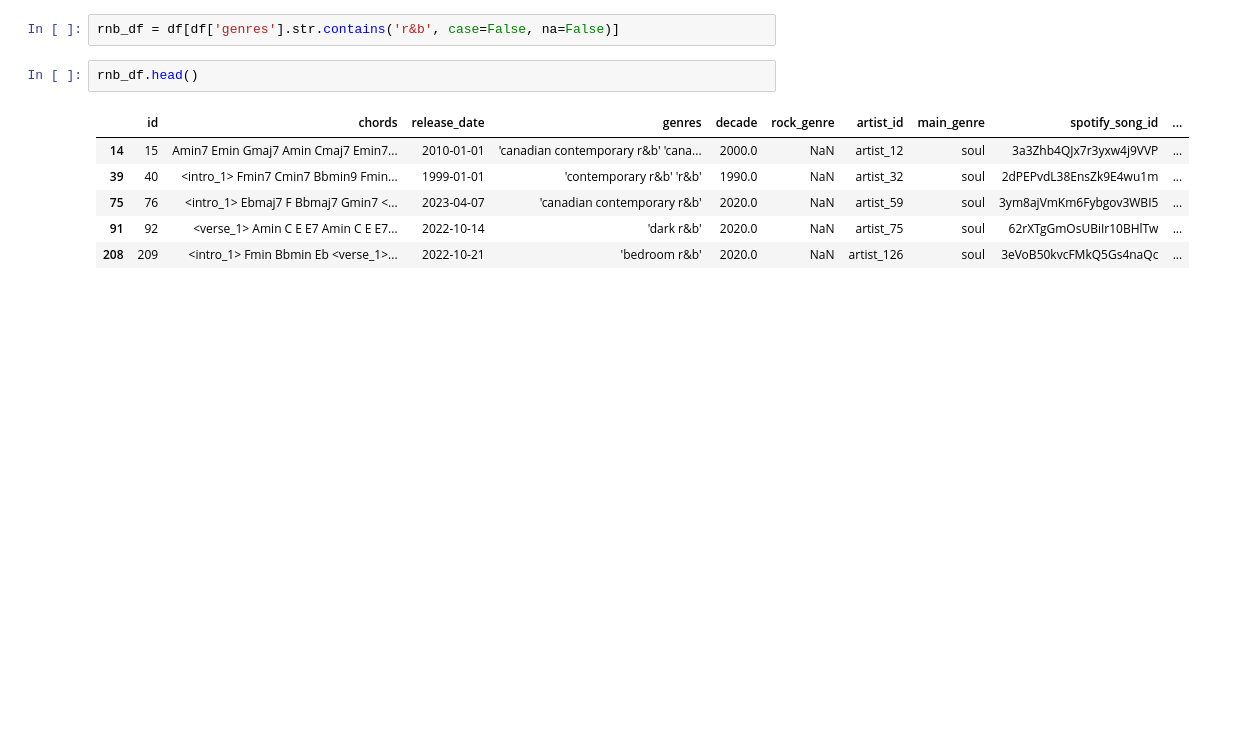
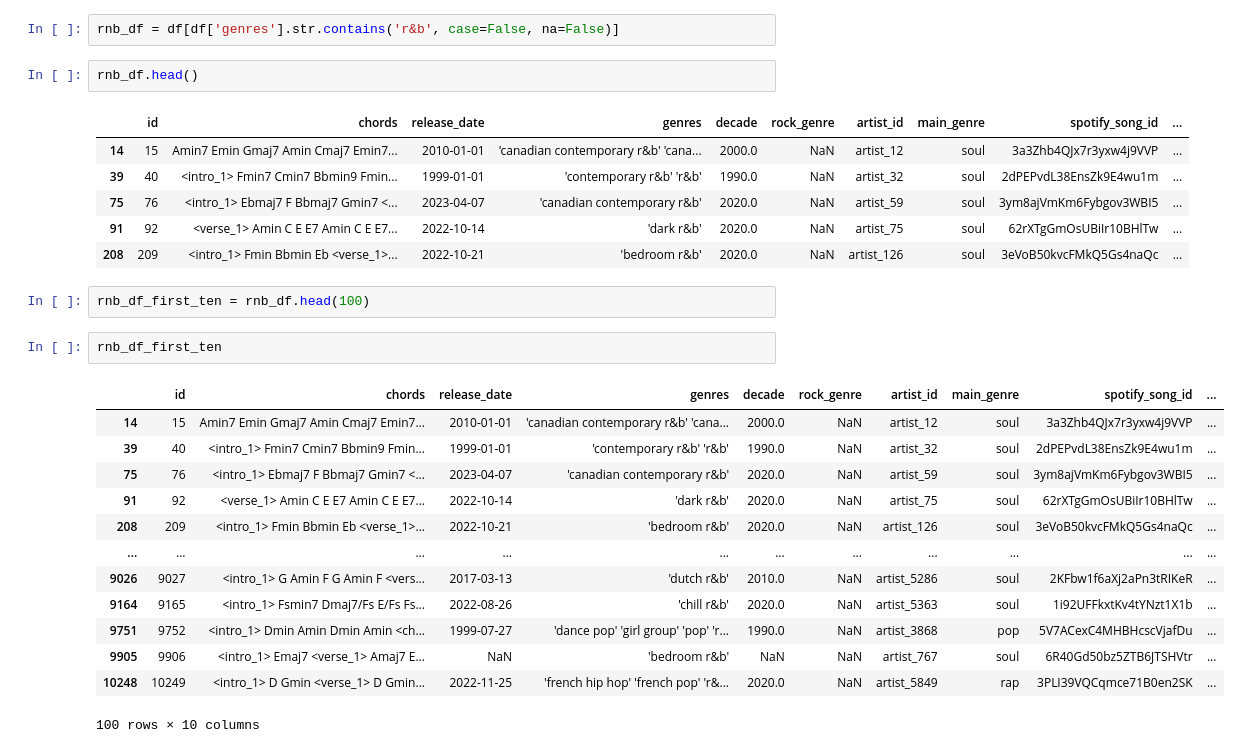
Before and after one commit to aniyahlater/ds5030project, a Jupyter notebook: get_data.ipynb, the cells around one changed output. Saved outputs shown, nothing was run; the diff lists cells and outputs as text; blank space fills up the shorter version.

```diff
--- a/get_data.ipynb
+++ b/get_data.ipynb
@@ -19,3 +19,21 @@ rnb_df.head()
 | 75 | 76 | <intro_1> Ebmaj7 F Bbmaj7 Gmin7 <... | 2023-04-07 | 'canadian contemporary r&b' | 2020.0 | NaN | artist_59 | soul | 3ym8ajVmKm6Fybgov3WBI5 | ... |
 | 91 | 92 | <verse_1> Amin C E E7 Amin C E E7... | 2022-10-14 | 'dark r&b' | 2020.0 | NaN | artist_75 | soul | 62rXTgGmOsUBiIr10BHlTw | ... |
 | 208 | 209 | <intro_1> Fmin Bbmin Eb <verse_1>... | 2022-10-21 | 'bedroom r&b' | 2020.0 | NaN | artist_126 | soul | 3eVoB50kvcFMkQ5Gs4naQc | ... |
+# %%
+rnb_df_first_ten = rnb_df.head(100)
+# %%
+rnb_df_first_ten
+# %% [output]
+|  | id | chords | release_date | genres | decade | rock_genre | artist_id | main_genre | spotify_song_id | ... |
+| 14 | 15 | Amin7 Emin Gmaj7 Amin Cmaj7 Emin7... | 2010-01-01 | 'canadian contemporary r&b' 'cana... | 2000.0 | NaN | artist_12 | soul | 3a3Zhb4QJx7r3yxw4j9VVP | ... |
+| 39 | 40 | <intro_1> Fmin7 Cmin7 Bbmin9 Fmin... | 1999-01-01 | 'contemporary r&b' 'r&b' | 1990.0 | NaN | artist_32 | soul | 2dPEPvdL38EnsZk9E4wu1m | ... |
+| 75 | 76 | <intro_1> Ebmaj7 F Bbmaj7 Gmin7 <... | 2023-04-07 | 'canadian contemporary r&b' | 2020.0 | NaN | artist_59 | soul | 3ym8ajVmKm6Fybgov3WBI5 | ... |
+| 91 | 92 | <verse_1> Amin C E E7 Amin C E E7... | 2022-10-14 | 'dark r&b' | 2020.0 | NaN | artist_75 | soul | 62rXTgGmOsUBiIr10BHlTw | ... |
+| 208 | 209 | <intro_1> Fmin Bbmin Eb <verse_1>... | 2022-10-21 | 'bedroom r&b' | 2020.0 | NaN | artist_126 | soul | 3eVoB50kvcFMkQ5Gs4naQc | ... |
+| ... | ... | ... | ... | ... | ... | ... | ... | ... | ... | ... |
+| 9026 | 9027 | <intro_1> G Amin F G Amin F <vers... | 2017-03-13 | 'dutch r&b' | 2010.0 | NaN | artist_5286 | soul | 2KFbw1f6aXj2aPn3tRIKeR | ... |
+| 9164 | 9165 | <intro_1> Fsmin7 Dmaj7/Fs E/Fs Fs... | 2022-08-26 | 'chill r&b' | 2020.0 | NaN | artist_5363 | soul | 1i92UFFkxtKv4tYNzt1X1b | ... |
+| 9751 | 9752 | <intro_1> Dmin Amin Dmin Amin <ch... | 1999-07-27 | 'dance pop' 'girl group' 'pop' 'r... | 1990.0 | NaN | artist_3868 | pop | 5V7ACexC4MHBHcscVjafDu | ... |
+| 9905 | 9906 | <intro_1> Emaj7 <verse_1> Amaj7 E... | NaN | 'bedroom r&b' | NaN | NaN | artist_767 | soul | 6R40Gd50bz5ZTB6JTSHVtr | ... |
+| 10248 | 10249 | <intro_1> D Gmin <verse_1> D Gmin... | 2022-11-25 | 'french hip hop' 'french pop' 'r&... | 2020.0 | NaN | artist_5849 | rap | 3PLI39VQCqmce71B0en2SK | ... |
+100 rows × 10 columns
```
Also changed, not shown: parts of 11 cells of this notebook.
